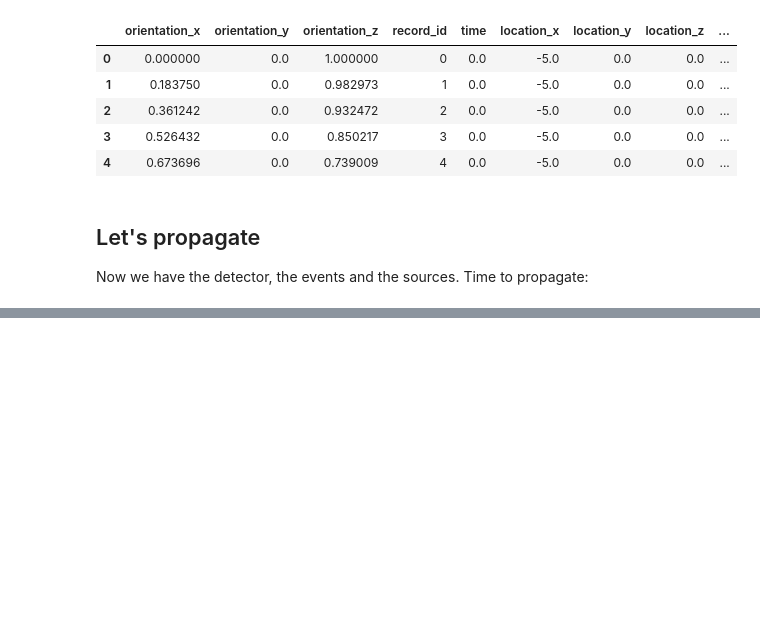
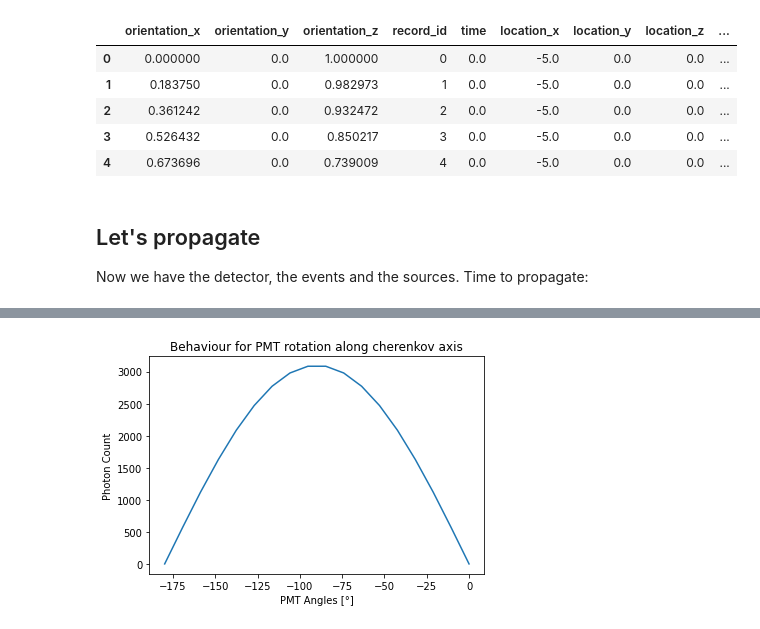
Before and after one commit to pone-software/olympus, a Jupyter notebook: examples/02_mock_photon_evaluation.ipynb, the cells around one changed output, grey strips where cells are left out. Drawn from its saved outputs; the diff is of its cells as text; code cells hidden in the pictures; blank space fills up the shorter version.

Commit message:
FInished Evaluation of Mock Photon Propagator

```diff
--- a/examples/02_mock_photon_evaluation.ipynb
+++ b/examples/02_mock_photon_evaluation.ipynb
@@ -180,8 +183,9 @@ Last, but not least we are varying the distance of the PMTs with the PMTs headin
 distance_between_pmts = 5
 maximum_distance = 100
 number_of_steps = int(maximum_distance / distance_between_pmts)
+module_4_range = np.arange(0, maximum_distance, distance_between_pmts)
 cartesian_locations = np.zeros((number_of_steps, 3))
-cartesian_locations[:, 0] = np.arange(0, maximum_distance, distance_between_pmts)
+cartesian_locations[:, 0] = module_4_range
 cartesian_locations = Vectors3D.from_numpy(cartesian_locations)
 
 module_4_df = cartesian_locations.get_df_with_prefix('pmt_location_')
@@ -228,17 +232,16 @@ len(detector.df.index)
 
 After the detector, we only need to create an event and its sources. Here as well to be able to evaluate the cherenkov dependency we create events and sources starting in y-axis direction and then rotating down the xz-plane
 # %%
-number_of_steps = 18
-spherical_orientations = np.zeros((number_of_steps, 3))
+spherical_orientations = np.zeros((number_of_angles, 3))
 
 spherical_orientations[:, 0] = 1
-angle_range = np.linspace(0, np.pi, number_of_steps)
-spherical_orientations[:, 2] = angle_range
+source_angle_range = np.linspace(0, np.pi, number_of_angles)
+spherical_orientations[:, 2] = source_angle_range
 spherical_orientations_df = pd.DataFrame(spherical_orientations, columns=('norm', 'phi', 'theta'))
 cartesian_orientations = Vectors3D.from_spherical(spherical_orientations_df)
 
 events_df = cartesian_orientations.get_df_with_prefix('orientation_')
-events_df['record_id'] = range(number_of_steps)
+events_df['record_id'] = range(number_of_angles)
 events_df['time'] = 0.0
 events_df['location_x'] = -5.0
 events_df['location_y'] = 0.0
@@ -252,7 +255,7 @@ events_df['particle_id'] = 11
 events_df['type'] = 'cascade'
 
 sources_df['type'] = 'cherenkov'
-sources_df['number_of_photons'] = 1000000
+sources_df['number_of_photons'] = 100000
 
 event_records = EventRecords(df=events_df)
 sources = Sources(df=sources_df)
@@ -287,6 +290,6 @@ photon_propagator = MockPhotonPropagator(
     angle_resolution=18000,
 )
 
-hits = photon_propagator.propagate(event_records, sources)
+hits, photon_counts = photon_propagator.propagate(event_records, sources, return_photon_counts=True)
 # %%
 hits.df.loc[hits.df['record_id'] ==0.0]['time']
@@ -294,0 +313,9 @@ NameError: name 'hits' is not defined
+# %%
+def plot(x, y, title, x_label, show=True):
+    fig, ax = plt.subplots()
+    ax.plot(x, y)
+    ax.set_xlabel(x_label)
+    ax.set_ylabel('Photon Count')
+    ax.set_title(title)
+    if show:
+        plt.show()
@@ -294,0 +326,4 @@ NameError: name 'hits' is not defined
+# %%
+plot(module_1_angle_range * 180 / np.pi, photon_counts[:number_of_angles,0], 'Behaviour for PMT rotation along cherenkov axis', 'PMT Angles [°]')
+# %% [output]
+[figure, added]
```
Also changed, not shown: parts of 17 cells of this notebook, 2 other files.
